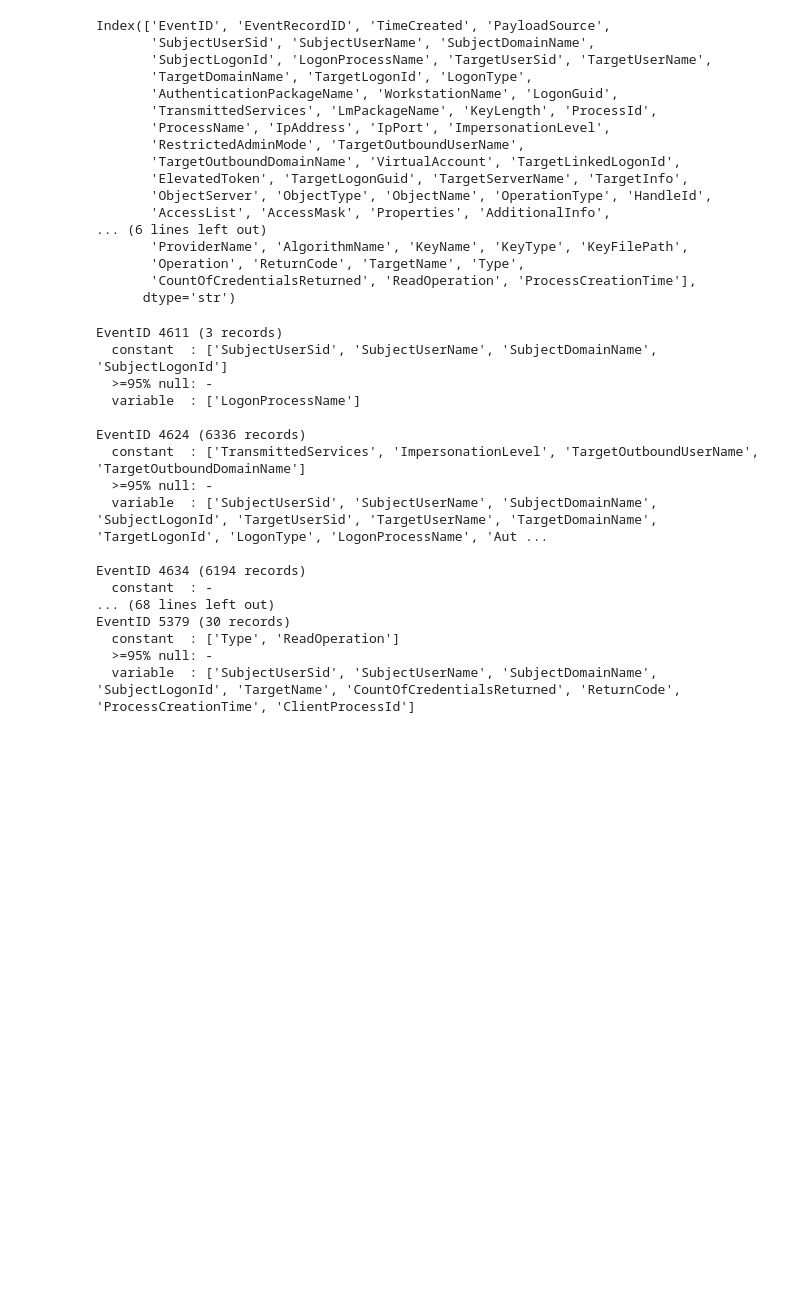
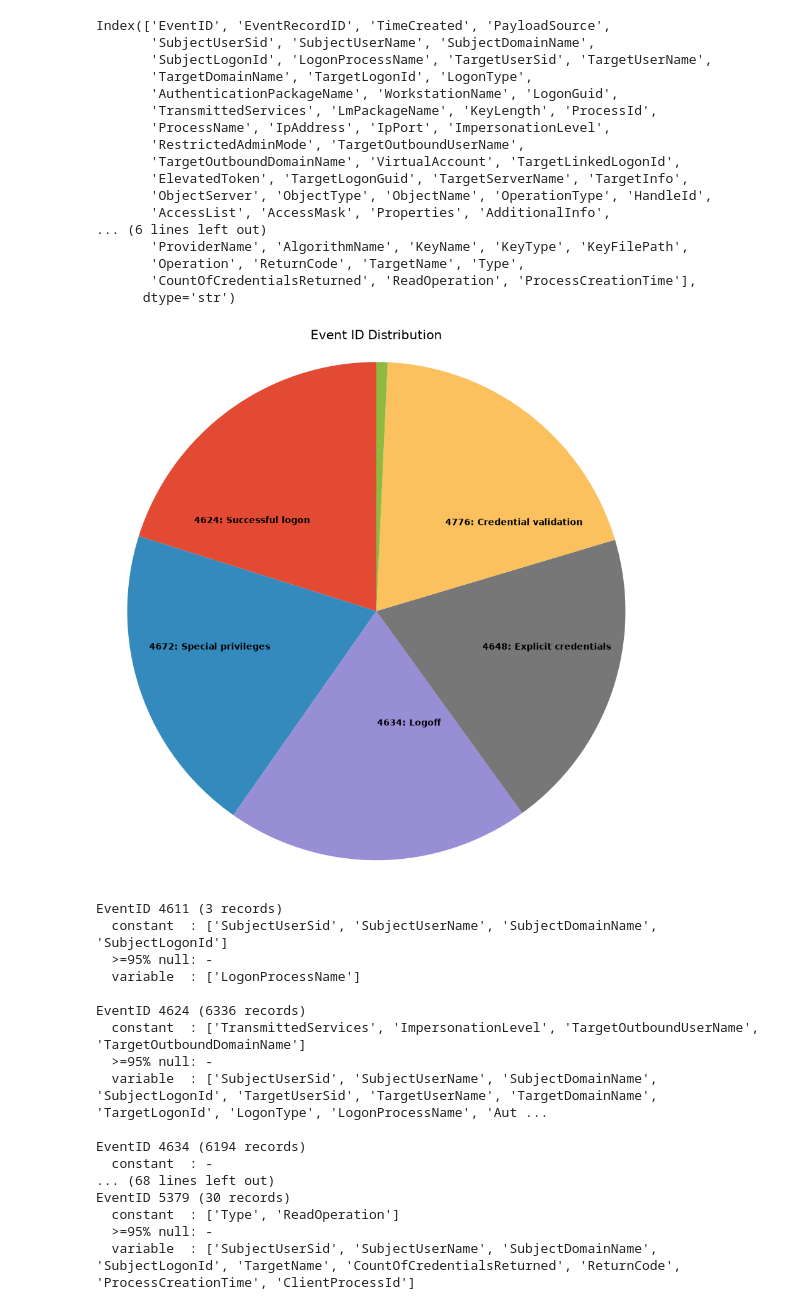
Before and after one commit to aobh2763/anomalyzer, a Jupyter notebook: notebooks/04_event_exploration_security.ipynb, the cells around one changed output. Cells and saved outputs as stored; diff of their text form; code cells hidden in the pictures; blank space fills up the shorter version.

Commit message:
added pie charts

```diff
--- a/notebooks/04_event_exploration_security.ipynb
+++ b/notebooks/04_event_exploration_security.ipynb
@@ -113,3 +120,44 @@ Index(['EventID', 'EventRecordID', 'TimeCreated', 'PayloadSource',
+# %%
+event_descriptions = {
+    4624: "Successful logon",
+    4776: "Credential validation",
+    4672: "Special privileges",
+    4634: "Logoff",
+    4648: "Explicit credentials",
+}
+
+frequent.index = [
+    f"{eid}: {event_descriptions.get(eid, 'Unknown')}"
+    if isinstance(eid, int) else eid
+    for eid in frequent.index
+]
+
+other_label = f""
+frequent[other_label] = others.sum()
+# %%
+fig, ax = plt.subplots(figsize=(9, 9))
+
+wedges, label_texts = ax.pie(
+    frequent.values,
+    labels=frequent.index,
+    startangle=90,
+    labeldistance=0.45,
+)
+
+# Make EventIDs bold
+for t in label_texts:
+    t.set_fontweight("bold")
+    t.set_fontsize(10)
+
+ax.set_title("Event ID Distribution")
+ax.axis("equal")
+plt.tight_layout()
+
+plt.savefig(output_path / "event_id_distribution.png")
+
+plt.show()
+# %% [output]
+[figure, added]
 # %%
 event_dfs = load_eventdata(evtx_path)
 # %%
```
Also changed, not shown: parts of 2 cells of this notebook, 2 other files.
